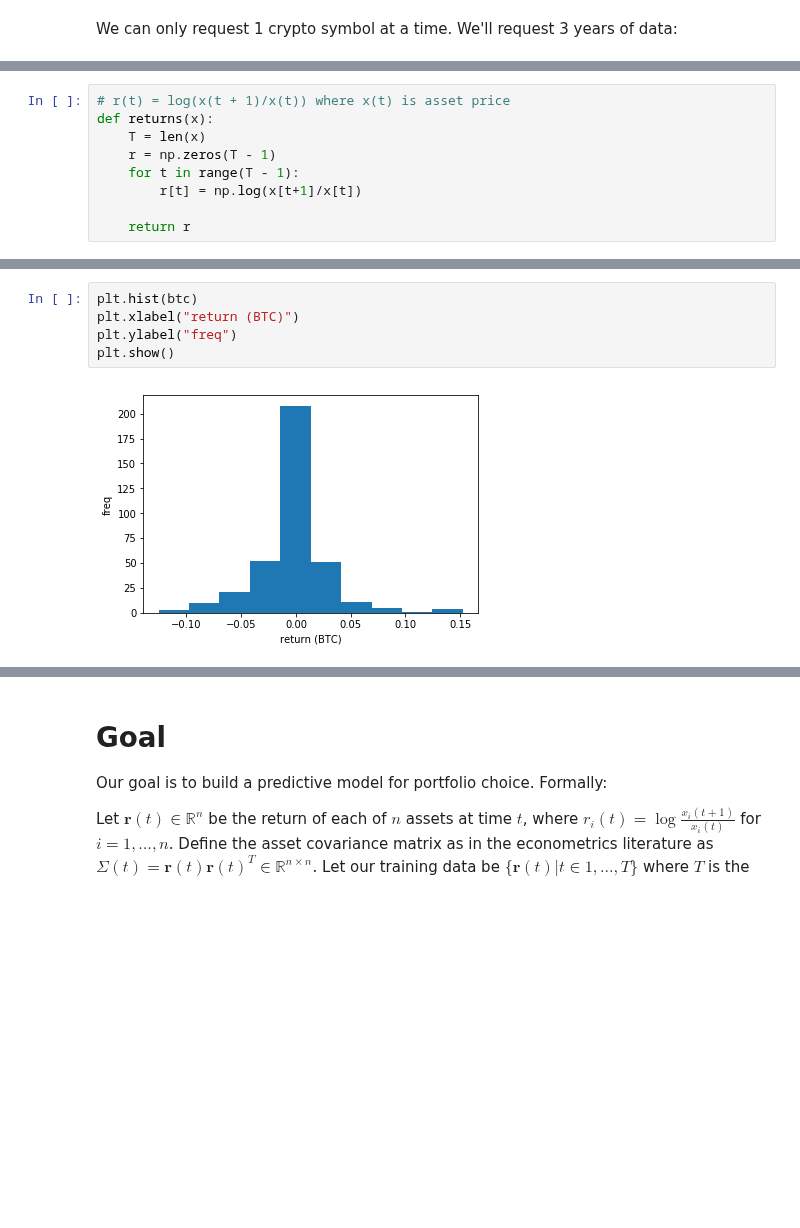
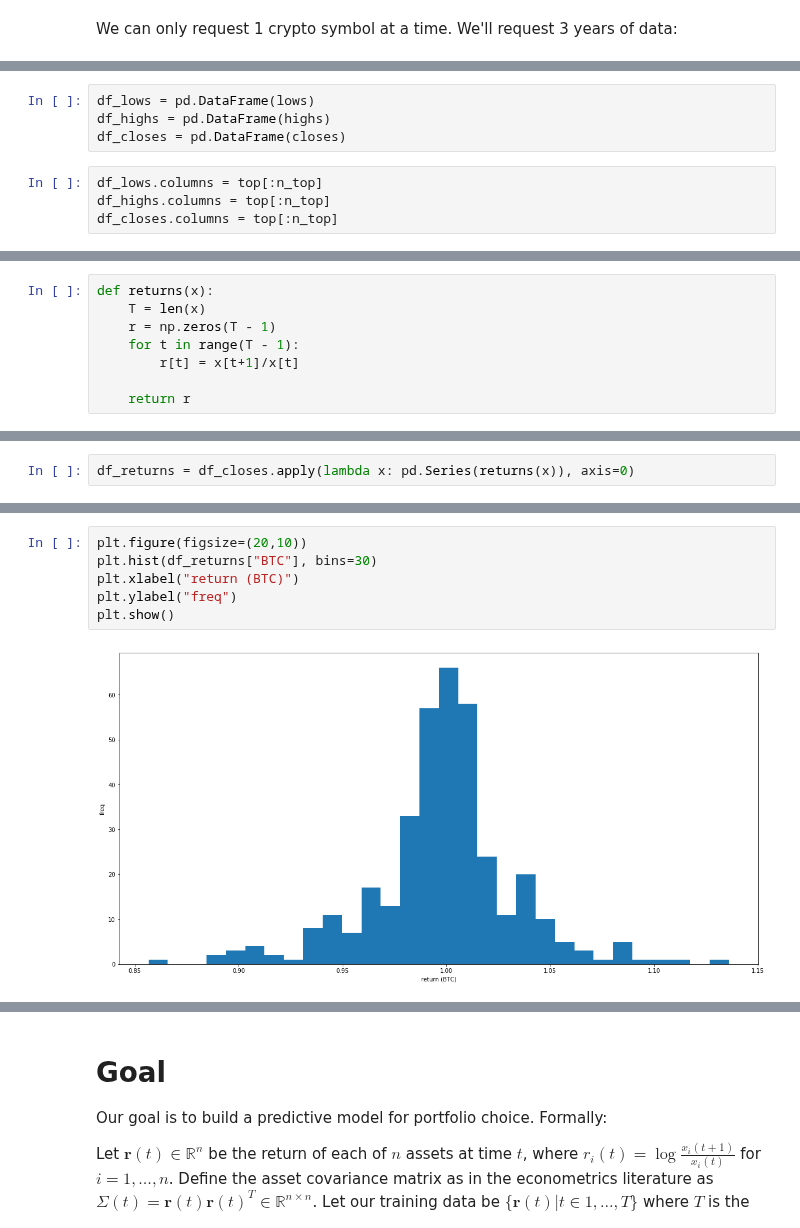
Before and after one commit to wjn0/gwp, a Jupyter notebook: Portfolio selection - cryptocurrencies.ipynb, the cells around one changed output, grey strips where cells are left out. Saved outputs shown, nothing was run; the diff lists cells and outputs as text; blank space fills up the shorter version.

```diff
--- a/Portfolio selection - cryptocurrencies.ipynb
+++ b/Portfolio selection - cryptocurrencies.ipynb
@@ -73 +78,9 @@ df.columns = ["time"] + top[:n_top]
+# %%
+df_lows = pd.DataFrame(lows)
+df_highs = pd.DataFrame(highs)
+df_closes = pd.DataFrame(closes)
+# %%
+df_lows.columns = top[:n_top]
+df_highs.columns = top[:n_top]
+df_closes.columns = top[:n_top]
 # %%
@@ -82,9 +97,8 @@ df.head()
 # %%
-# r(t) = log(x(t + 1)/x(t)) where x(t) is asset price
 def returns(x):
     T = len(x)
     r = np.zeros(T - 1)
     for t in range(T - 1):
-        r[t] = np.log(x[t+1]/x[t])
+        r[t] = x[t+1]/x[t]
 
     return r
@@ -97,0 +105,2 @@ bch = returns(np.asarray(df['BCH']))
+# %%
+df_returns = df_closes.apply(lambda x: pd.Series(returns(x)), axis=0)
@@ -98,7 +116,8 @@ bch = returns(np.asarray(df['BCH']))
 # %%
-plt.hist(btc)
+plt.figure(figsize=(20,10))
+plt.hist(df_returns["BTC"], bins=30)
 plt.xlabel("return (BTC)")
 plt.ylabel("freq")
 plt.show()
 # %% [output]
-[figure, old version]
+[figure, new version]
```
Also changed, not shown: parts of 36 cells of this notebook.
